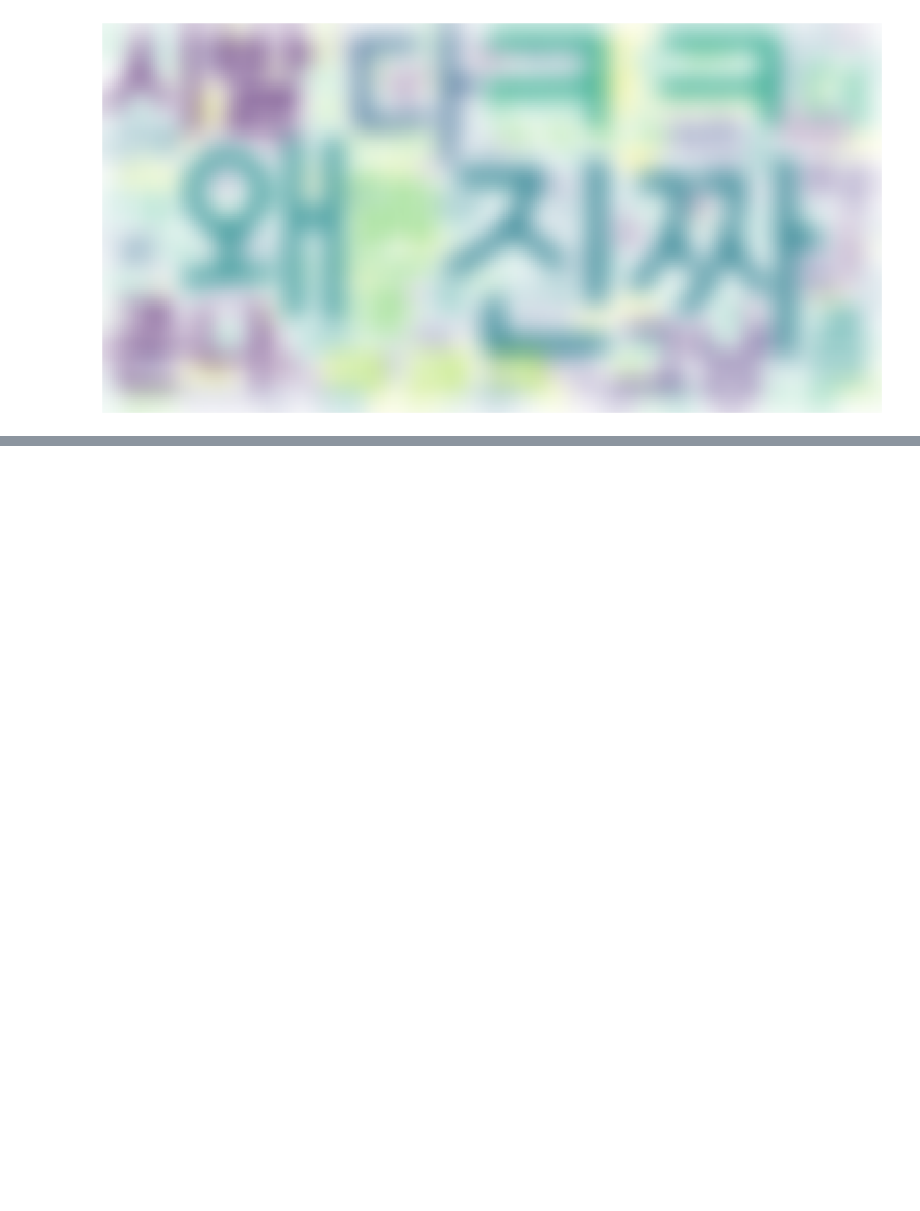
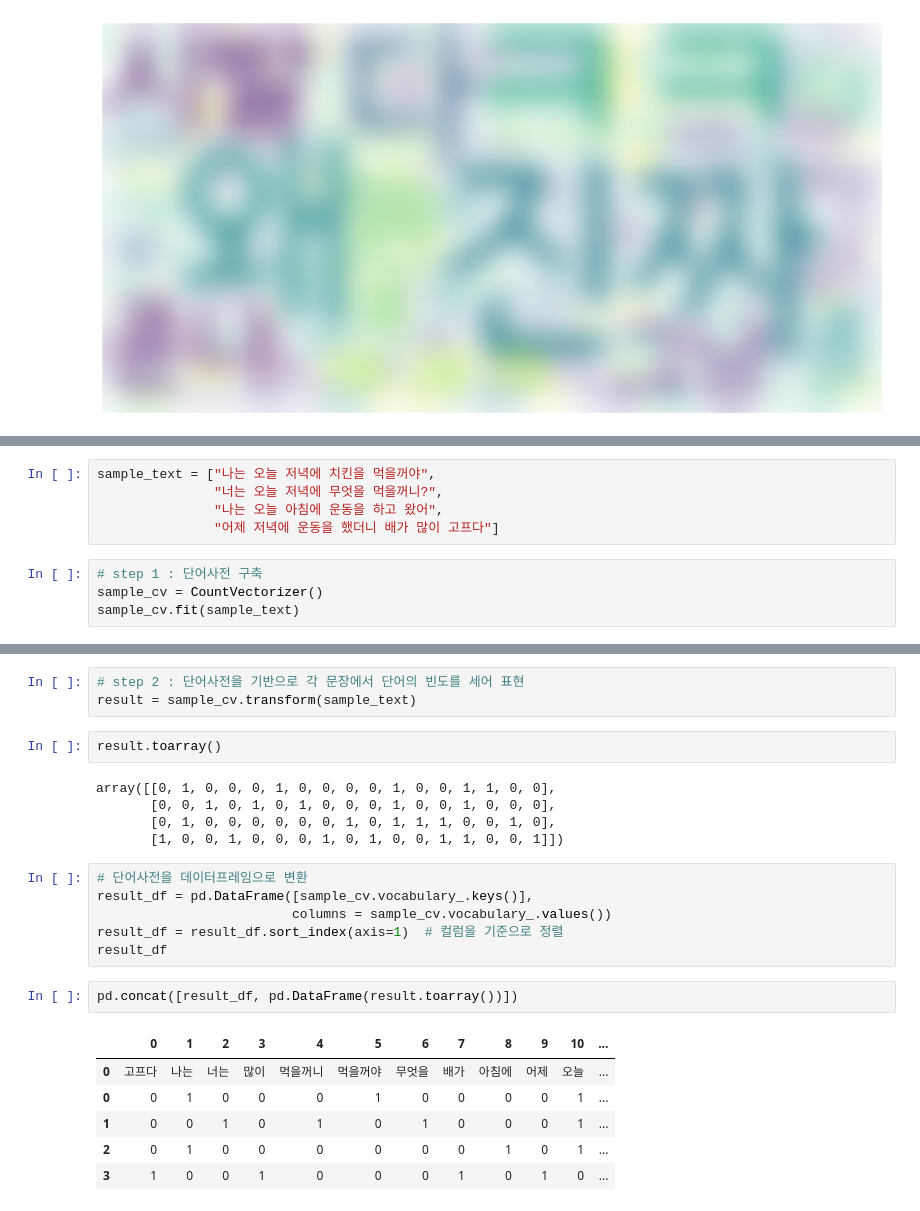
Before and after one commit to ysparrk/study-data, a Jupyter notebook: 텍스트마이닝/ex01_텍스트마이닝_기초.ipynb, the cells around one changed output, grey strips where cells are left out. Drawn from its saved outputs; the diff is of its cells as text; blank space fills up the shorter version.

```diff
--- a/텍스트마이닝/ex01_텍스트마이닝_기초.ipynb
+++ b/텍스트마이닝/ex01_텍스트마이닝_기초.ipynb
@@ -110,0 +354,9 @@ plt.show()
+# %%
+sample_text = ["나는 오늘 저녁에 치킨을 먹을꺼야",
+               "너는 오늘 저녁에 무엇을 먹을꺼니?",
+               "나는 오늘 아침에 운동을 하고 왔어",
+               "어제 저녁에 운동을 했더니 배가 많이 고프다"]
+# %%
+# step 1 : 단어사전 구축
+sample_cv = CountVectorizer()
+sample_cv.fit(sample_text)
@@ -110,0 +386,25 @@ plt.show()
+# %%
+# step 2 : 단어사전을 기반으로 각 문장에서 단어의 빈도를 세어 표현
+result = sample_cv.transform(sample_text)
+# %%
+result.toarray()
+# %% [output]
+array([[0, 1, 0, 0, 0, 1, 0, 0, 0, 0, 1, 0, 0, 1, 1, 0, 0],
+       [0, 0, 1, 0, 1, 0, 1, 0, 0, 0, 1, 0, 0, 1, 0, 0, 0],
+       [0, 1, 0, 0, 0, 0, 0, 0, 1, 0, 1, 1, 1, 0, 0, 1, 0],
+       [1, 0, 0, 1, 0, 0, 0, 1, 0, 1, 0, 0, 1, 1, 0, 0, 1]])
+# %%
+# 단어사전을 데이터프레임으로 변환
+result_df = pd.DataFrame([sample_cv.vocabulary_.keys()],
+                         columns = sample_cv.vocabulary_.values())
+result_df = result_df.sort_index(axis=1)  # 컬럼을 기준으로 정렬
+result_df
+# %%
+pd.concat([result_df, pd.DataFrame(result.toarray())])
+# %% [output]
+|  | 0 | 1 | 2 | 3 | 4 | 5 | 6 | 7 | 8 | 9 | 10 | ... |
+| 0 | 고프다 | 나는 | 너는 | 많이 | 먹을꺼니 | 먹을꺼야 | 무엇을 | 배가 | 아침에 | 어제 | 오늘 | ... |
+| 0 | 0 | 1 | 0 | 0 | 0 | 1 | 0 | 0 | 0 | 0 | 1 | ... |
+| 1 | 0 | 0 | 1 | 0 | 1 | 0 | 1 | 0 | 0 | 0 | 1 | ... |
+| 2 | 0 | 1 | 0 | 0 | 0 | 0 | 0 | 0 | 1 | 0 | 1 | ... |
+| 3 | 1 | 0 | 0 | 1 | 0 | 0 | 0 | 1 | 0 | 1 | 0 | ... |
```
Also changed, not shown: parts of 71 cells of this notebook.
